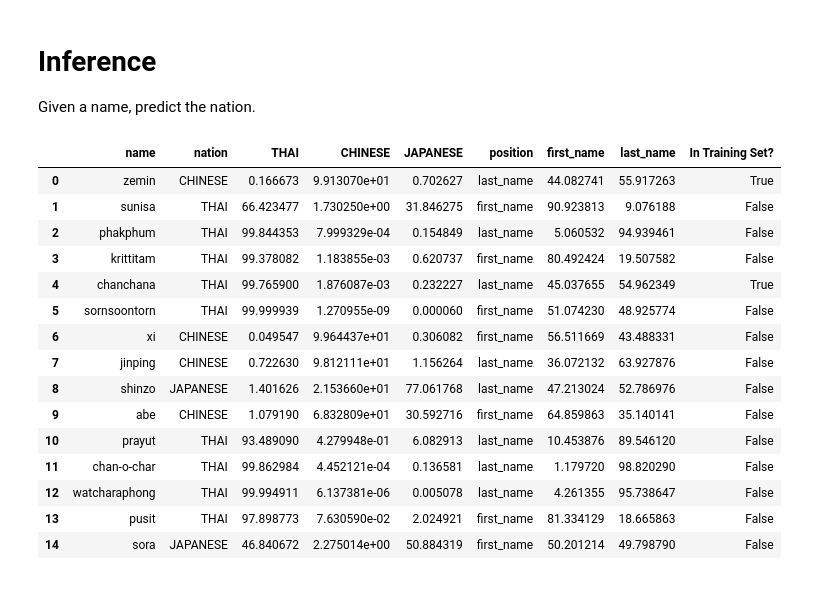
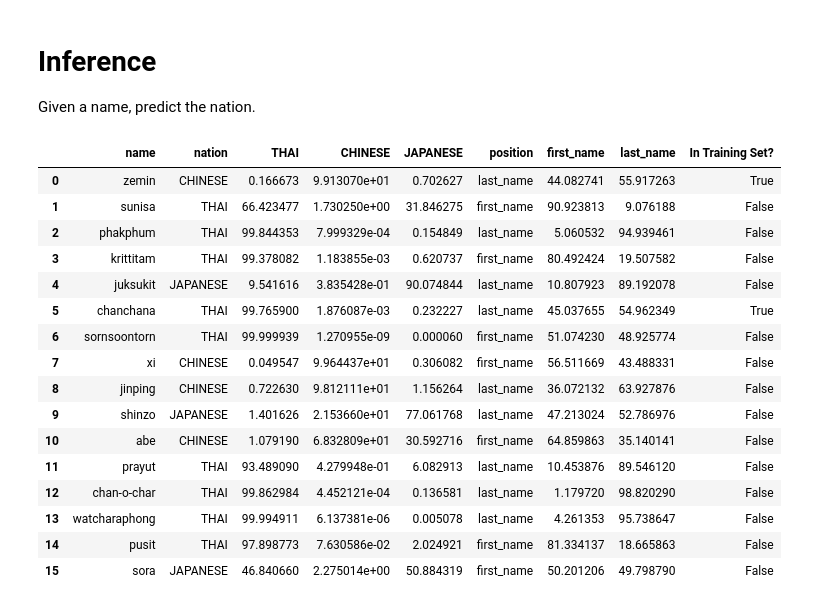
Before and after one commit to offchan42/name-nation-classifier, a Jupyter notebook: notebook.ipynb, the cells around one changed output. Saved outputs shown, nothing was run; the diff lists cells and outputs as text; code cells hidden in the pictures.

Commit message:
Add Juksukit

```diff
--- a/notebook.ipynb
+++ b/notebook.ipynb
@@ -311,41 +311,42 @@ Given a name, predict the nation.
 # %%
 def predict(names, model, max_name_len):
     assert(type(names) is list)
     X = []
     for name in names:
         matrix = name_to_matrix(name.lower(), max_name_len)[np.newaxis]
         X.append(matrix)
     X = np.concatenate(X, axis=0)
     X_flat = flatten_X(X)
     return model.predict(X_flat)
 
-names = ["Zemin", "Sunisa", "Phakphum", "Krittitam", "Chanchana", "Sornsoontorn", "Xi",
+names = ["Zemin", "Sunisa", "Phakphum", "Krittitam", "Juksukit", "Chanchana", "Sornsoontorn", "Xi",
         "Jinping", "Shinzo", "Abe", "Prayut", "Chan-o-char", "Watcharaphong",
         "Pusit", "Sora"]
 names = [name.lower() for name in names]
 pred = predict(names, model, max_name_len)
 pred_nation, pred_pos = pred
 df = pd.DataFrame(columns=['name', 'nation'] + available_nations.tolist() + ['position'] + name_cols + ['In Training Set?'])
 for i in range(len(names)):
     best_nation = available_nations[pred_nation[i,:].argmax()]
     best_pos = name_cols[pred_pos[i,:].argmax()]
     in_training = names[i] in X_str_train
     df.loc[i] = [names[i], best_nation] + (pred_nation[i,:]*100).tolist() + [best_pos] + (pred_pos[i,:]*100).tolist() + [in_training]
 df
 # %% [output]
 |  | name | nation | THAI | CHINESE | JAPANESE | position | first_name | last_name | In Training Set? |
 | 0 | zemin | CHINESE | 0.166673 | 9.913070e+01 | 0.702627 | last_name | 44.082741 | 55.917263 | True |
 | 1 | sunisa | THAI | 66.423477 | 1.730250e+00 | 31.846275 | first_name | 90.923813 | 9.076188 | False |
 | 2 | phakphum | THAI | 99.844353 | 7.999329e-04 | 0.154849 | last_name | 5.060532 | 94.939461 | False |
 | 3 | krittitam | THAI | 99.378082 | 1.183855e-03 | 0.620737 | first_name | 80.492424 | 19.507582 | False |
-| 4 | chanchana | THAI | 99.765900 | 1.876087e-03 | 0.232227 | last_name | 45.037655 | 54.962349 | True |
-| 5 | sornsoontorn | THAI | 99.999939 | 1.270955e-09 | 0.000060 | first_name | 51.074230 | 48.925774 | False |
-| 6 | xi | CHINESE | 0.049547 | 9.964437e+01 | 0.306082 | first_name | 56.511669 | 43.488331 | False |
-| 7 | jinping | CHINESE | 0.722630 | 9.812111e+01 | 1.156264 | last_name | 36.072132 | 63.927876 | False |
-| 8 | shinzo | JAPANESE | 1.401626 | 2.153660e+01 | 77.061768 | last_name | 47.213024 | 52.786976 | False |
-| 9 | abe | CHINESE | 1.079190 | 6.832809e+01 | 30.592716 | first_name | 64.859863 | 35.140141 | False |
-| 10 | prayut | THAI | 93.489090 | 4.279948e-01 | 6.082913 | last_name | 10.453876 | 89.546120 | False |
-| 11 | chan-o-char | THAI | 99.862984 | 4.452121e-04 | 0.136581 | last_name | 1.179720 | 98.820290 | False |
-| 12 | watcharaphong | THAI | 99.994911 | 6.137381e-06 | 0.005078 | last_name | 4.261355 | 95.738647 | False |
-| 13 | pusit | THAI | 97.898773 | 7.630590e-02 | 2.024921 | first_name | 81.334129 | 18.665863 | False |
-| 14 | sora | JAPANESE | 46.840672 | 2.275014e+00 | 50.884319 | first_name | 50.201214 | 49.798790 | False |
+| 4 | juksukit | JAPANESE | 9.541616 | 3.835428e-01 | 90.074844 | last_name | 10.807923 | 89.192078 | False |
+| 5 | chanchana | THAI | 99.765900 | 1.876087e-03 | 0.232227 | last_name | 45.037655 | 54.962349 | True |
+| 6 | sornsoontorn | THAI | 99.999939 | 1.270955e-09 | 0.000060 | first_name | 51.074230 | 48.925774 | False |
+| 7 | xi | CHINESE | 0.049547 | 9.964437e+01 | 0.306082 | first_name | 56.511669 | 43.488331 | False |
+| 8 | jinping | CHINESE | 0.722630 | 9.812111e+01 | 1.156264 | last_name | 36.072132 | 63.927876 | False |
+| 9 | shinzo | JAPANESE | 1.401626 | 2.153660e+01 | 77.061768 | last_name | 47.213024 | 52.786976 | False |
+| 10 | abe | CHINESE | 1.079190 | 6.832809e+01 | 30.592716 | first_name | 64.859863 | 35.140141 | False |
+| 11 | prayut | THAI | 93.489090 | 4.279948e-01 | 6.082913 | last_name | 10.453876 | 89.546120 | False |
+| 12 | chan-o-char | THAI | 99.862984 | 4.452121e-04 | 0.136581 | last_name | 1.179720 | 98.820290 | False |
+| 13 | watcharaphong | THAI | 99.994911 | 6.137381e-06 | 0.005078 | last_name | 4.261353 | 95.738647 | False |
+| 14 | pusit | THAI | 97.898773 | 7.630586e-02 | 2.024921 | first_name | 81.334137 | 18.665863 | False |
+| 15 | sora | JAPANESE | 46.840660 | 2.275014e+00 | 50.884319 | first_name | 50.201206 | 49.798790 | False |
```
